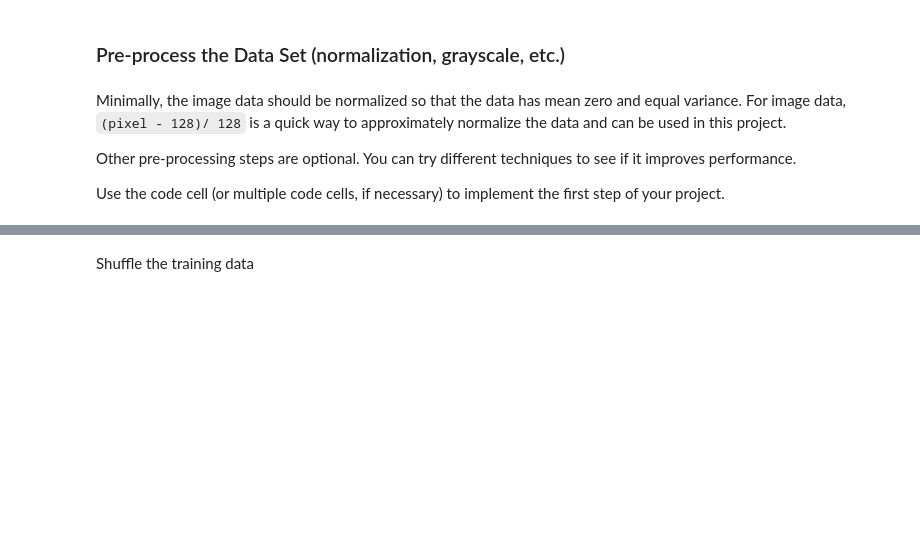
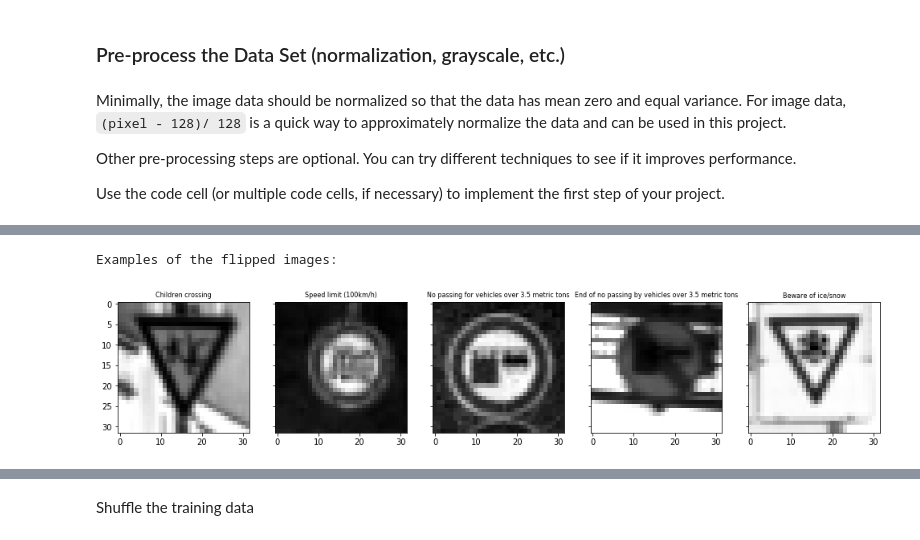
Before and after one commit to ek8203/CarND-Traffic-Sign-Classifier-Project, a Jupyter notebook: Traffic_Sign_Classifier.ipynb, the cells around one changed output, grey strips where cells are left out. Cells and saved outputs as stored; diff of their text form; code cells hidden in the pictures; blank space fills up the shorter version.

```diff
--- a/Traffic_Sign_Classifier.ipynb
+++ b/Traffic_Sign_Classifier.ipynb
@@ -163,0 +306,10 @@ Use the code cell (or multiple code cells, if necessary) to implement the first
+# %%
+print()
+print("Examples of the flipped images:")
+figure = plot_images(X_flip, y_flip, cmap='gray')
+# Save
+figure.savefig('project_data/flip_signs.png')   # save the figure to file
+plt.close(figure)    # close the figure
+# %% [output]
+Examples of the flipped images:
+[figure, added]
```
Also changed, not shown: parts of 23 cells of this notebook.
